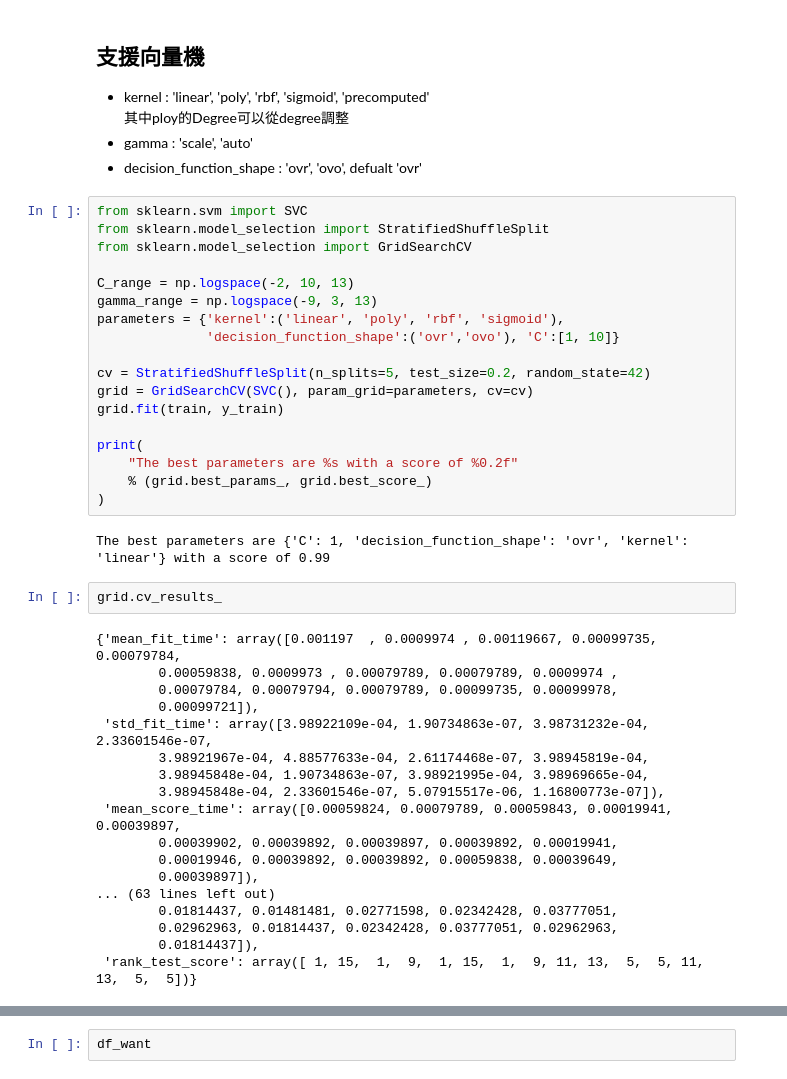
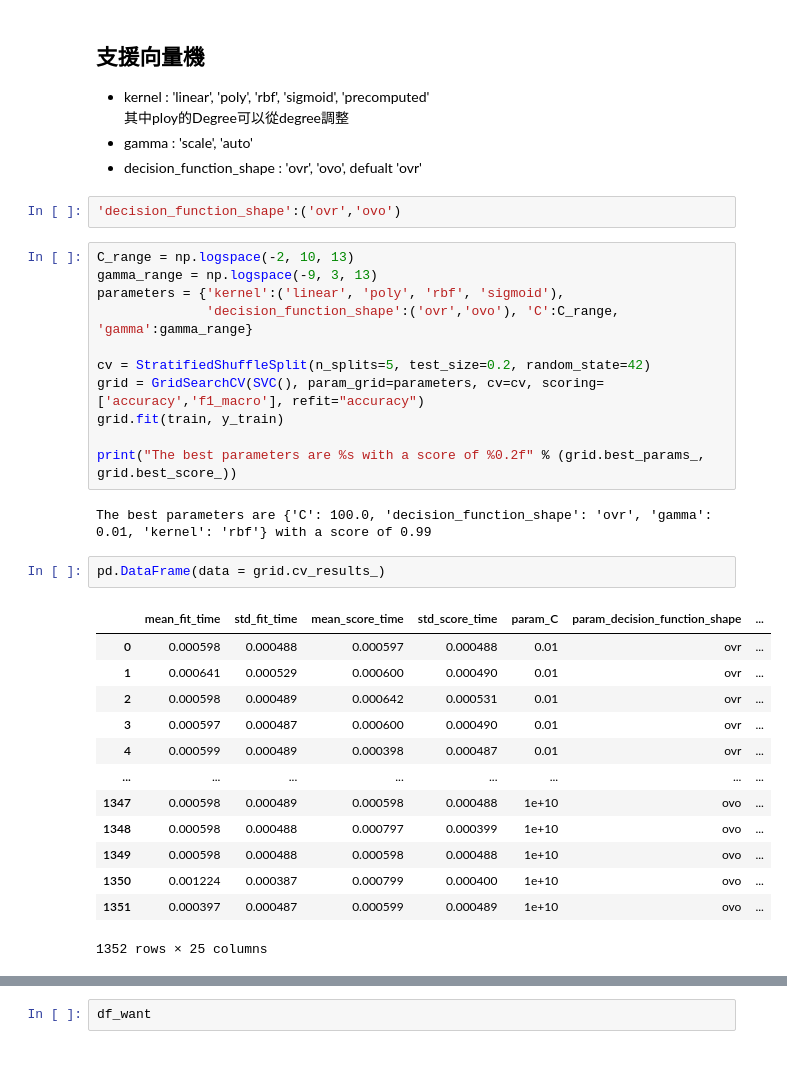
Before and after one commit to amy10202808/1112ShallowMachineLearning, a Jupyter notebook: hw3Classification/hw3_711133117_陳怡升_wine.ipynb, the cells around one changed output, grey strips where cells are left out. Cells and saved outputs as stored; diff of their text form.

```diff
--- a/hw3Classification/hw3_711133117_陳怡升_wine.ipynb
+++ b/hw3Classification/hw3_711133117_陳怡升_wine.ipynb
@@ -124,46 +151,37 @@ df_want
 其中ploy的Degree可以從degree調整
 - gamma : 'scale', 'auto'
 - decision_function_shape : 'ovr', 'ovo', defualt 'ovr'
+# %%
+'decision_function_shape':('ovr','ovo')
 # %%
-from sklearn.svm import SVC
-from sklearn.model_selection import StratifiedShuffleSplit
-from sklearn.model_selection import GridSearchCV
-
 C_range = np.logspace(-2, 10, 13)
 gamma_range = np.logspace(-9, 3, 13)
 parameters = {'kernel':('linear', 'poly', 'rbf', 'sigmoid'),
-              'decision_function_shape':('ovr','ovo'), 'C':[1, 10]}
+              'decision_function_shape':('ovr','ovo'), 'C':C_range, 'gamma':gamma_range}
 
 cv = StratifiedShuffleSplit(n_splits=5, test_size=0.2, random_state=42)
-grid = GridSearchCV(SVC(), param_grid=parameters, cv=cv)
+grid = GridSearchCV(SVC(), param_grid=parameters, cv=cv, scoring=['accuracy','f1_macro'], refit="accuracy")
 grid.fit(train, y_train)
 
-print(
-    "The best parameters are %s with a score of %0.2f"
-    % (grid.best_params_, grid.best_score_)
-)
+print("The best parameters are %s with a score of %0.2f" % (grid.best_params_, grid.best_score_))
 # %% [output]
-The best parameters are {'C': 1, 'decision_function_shape': 'ovr', 'kernel': 'linear'} with a score of 0.99
+The best parameters are {'C': 100.0, 'decision_function_shape': 'ovr', 'gamma': 0.01, 'kernel': 'rbf'} with a score of 0.99
-# %%
-grid.cv_results_
-# %% [output]
-{'mean_fit_time': array([0.001197  , 0.0009974 , 0.00119667, 0.00099735, 0.00079784,
-        0.00059838, 0.0009973 , 0.00079789, 0.00079789, 0.0009974 ,
-        0.00079784, 0.00079794, 0.00079789, 0.00099735, 0.00099978,
-        0.00099721]),
- 'std_fit_time': array([3.98922109e-04, 1.90734863e-07, 3.98731232e-04, 2.33601546e-07,
-        3.98921967e-04, 4.88577633e-04, 2.61174468e-07, 3.98945819e-04,
-        3.98945848e-04, 1.90734863e-07, 3.98921995e-04, 3.98969665e-04,
-        3.98945848e-04, 2.33601546e-07, 5.07915517e-06, 1.16800773e-07]),
- 'mean_score_time': array([0.00059824, 0.00079789, 0.00059843, 0.00019941, 0.00039897,
-        0.00039902, 0.00039892, 0.00039897, 0.00039892, 0.00019941,
-        0.00019946, 0.00039892, 0.00039892, 0.00059838, 0.00039649,
-        0.00039897]),
-... (63 lines left out)
-        0.01814437, 0.01481481, 0.02771598, 0.02342428, 0.03777051,
-        0.02962963, 0.01814437, 0.02342428, 0.03777051, 0.02962963,
-        0.01814437]),
- 'rank_test_score': array([ 1, 15,  1,  9,  1, 15,  1,  9, 11, 13,  5,  5, 11, 13,  5,  5])}
+# %%
+pd.DataFrame(data = grid.cv_results_)
+# %% [output]
+|  | mean_fit_time | std_fit_time | mean_score_time | std_score_time | param_C | param_decision_function_shape | ... |
+| 0 | 0.000598 | 0.000488 | 0.000597 | 0.000488 | 0.01 | ovr | ... |
+| 1 | 0.000641 | 0.000529 | 0.000600 | 0.000490 | 0.01 | ovr | ... |
+| 2 | 0.000598 | 0.000489 | 0.000642 | 0.000531 | 0.01 | ovr | ... |
+| 3 | 0.000597 | 0.000487 | 0.000600 | 0.000490 | 0.01 | ovr | ... |
+| 4 | 0.000599 | 0.000489 | 0.000398 | 0.000487 | 0.01 | ovr | ... |
+| ... | ... | ... | ... | ... | ... | ... | ... |
+| 1347 | 0.000598 | 0.000489 | 0.000598 | 0.000488 | 1e+10 | ovo | ... |
+| 1348 | 0.000598 | 0.000488 | 0.000797 | 0.000399 | 1e+10 | ovo | ... |
+| 1349 | 0.000598 | 0.000488 | 0.000598 | 0.000488 | 1e+10 | ovo | ... |
+| 1350 | 0.001224 | 0.000387 | 0.000799 | 0.000400 | 1e+10 | ovo | ... |
+| 1351 | 0.000397 | 0.000487 | 0.000599 | 0.000489 | 1e+10 | ovo | ... |
+1352 rows × 25 columns
 # %%
 train = Z_train; test =Z_test
 df_want = pd.DataFrame()
```
Also changed, not shown: parts of 8 cells of this notebook, 2 other files.
